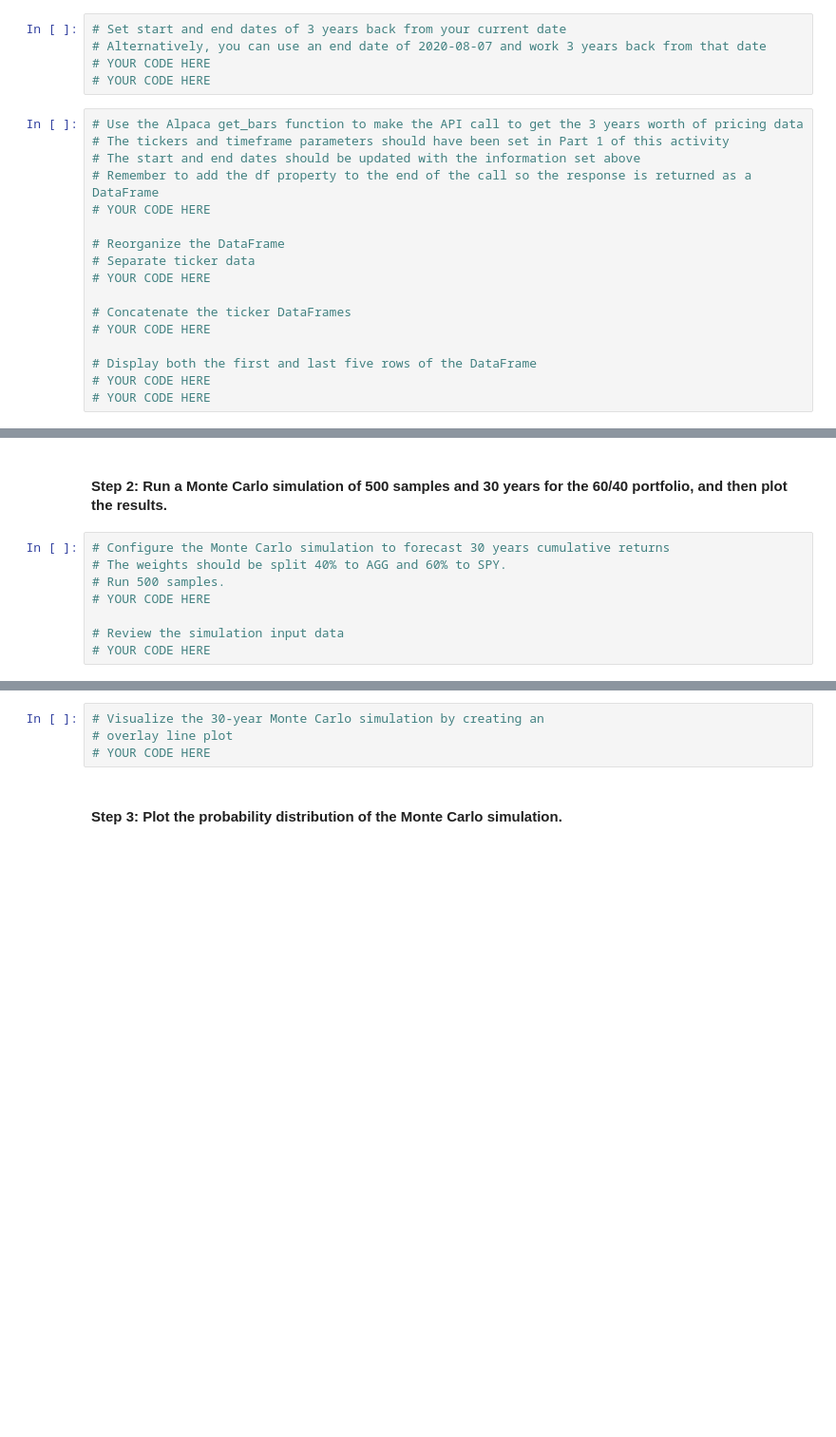
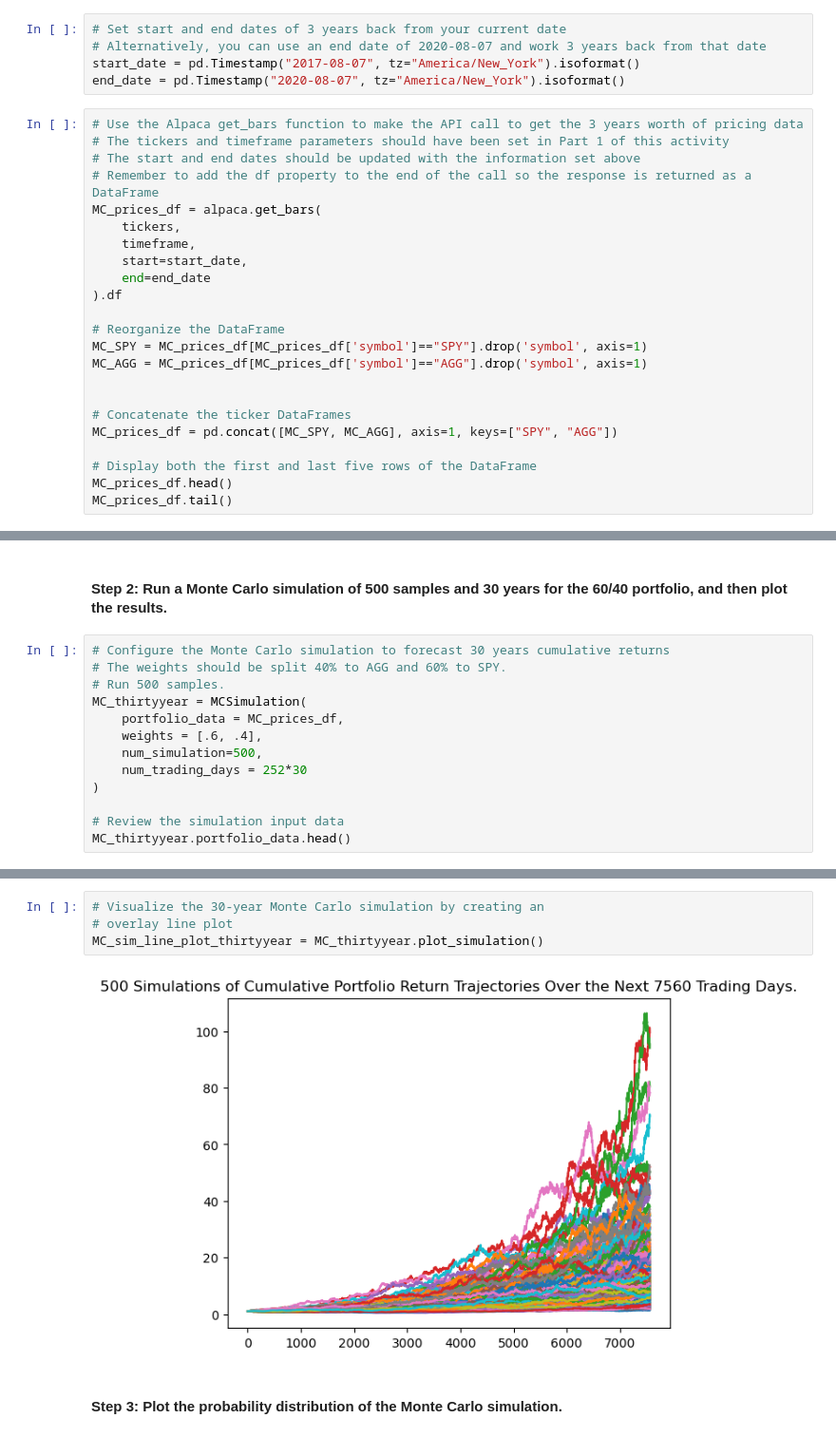
Before and after one commit to rachelphillips1/FinTech-Mod5-Challenge, a Jupyter notebook: financial_planning_tools.ipynb, the cells around one changed output, grey strips where cells are left out. Shown at 95% size. Drawn from its saved outputs; the diff is of its cells as text; blank space fills up the shorter version.

```diff
--- a/financial_planning_tools.ipynb
+++ b/financial_planning_tools.ipynb
@@ -404,22 +421,28 @@ In this section, you’ll use the MCForecastTools library to create a Monte Carl
 # %%
 # Set start and end dates of 3 years back from your current date
 # Alternatively, you can use an end date of 2020-08-07 and work 3 years back from that date
-# YOUR CODE HERE
-# YOUR CODE HERE
+start_date = pd.Timestamp("2017-08-07", tz="America/New_York").isoformat()
+end_date = pd.Timestamp("2020-08-07", tz="America/New_York").isoformat()
 # %%
 # Use the Alpaca get_bars function to make the API call to get the 3 years worth of pricing data
 # The tickers and timeframe parameters should have been set in Part 1 of this activity
 # The start and end dates should be updated with the information set above
 # Remember to add the df property to the end of the call so the response is returned as a DataFrame
-# YOUR CODE HERE
+MC_prices_df = alpaca.get_bars(
+    tickers,
+    timeframe,
+    start=start_date,
+    end=end_date
+).df
 
 # Reorganize the DataFrame
-# Separate ticker data
-# YOUR CODE HERE
+MC_SPY = MC_prices_df[MC_prices_df['symbol']=="SPY"].drop('symbol', axis=1)
+MC_AGG = MC_prices_df[MC_prices_df['symbol']=="AGG"].drop('symbol', axis=1)
+
 
 # Concatenate the ticker DataFrames
-# YOUR CODE HERE
+MC_prices_df = pd.concat([MC_SPY, MC_AGG], axis=1, keys=["SPY", "AGG"])
 
 # Display both the first and last five rows of the DataFrame
-# YOUR CODE HERE
-# YOUR CODE HERE
+MC_prices_df.head()
+MC_prices_df.tail()
@@ -429,7 +461,12 @@ In this section, you’ll use the MCForecastTools library to create a Monte Carl
 # Configure the Monte Carlo simulation to forecast 30 years cumulative returns
 # The weights should be split 40% to AGG and 60% to SPY.
 # Run 500 samples.
-# YOUR CODE HERE
+MC_thirtyyear = MCSimulation(
+    portfolio_data = MC_prices_df,
+    weights = [.6, .4],
+    num_simulation=500,
+    num_trading_days = 252*30
+)
 
 # Review the simulation input data
-# YOUR CODE HERE
+MC_thirtyyear.portfolio_data.head()
@@ -439,7 +527,9 @@ In this section, you’ll use the MCForecastTools library to create a Monte Carl
 # %%
 # Visualize the 30-year Monte Carlo simulation by creating an
 # overlay line plot
-# YOUR CODE HERE
+MC_sim_line_plot_thirtyyear = MC_thirtyyear.plot_simulation()
+# %% [output]
+[figure, added]
 # %% [markdown]
 #### Step 3: Plot the probability distribution of the Monte Carlo simulation.
 # %%
```
Also changed, not shown: parts of 30 cells of this notebook, 1 other file.
